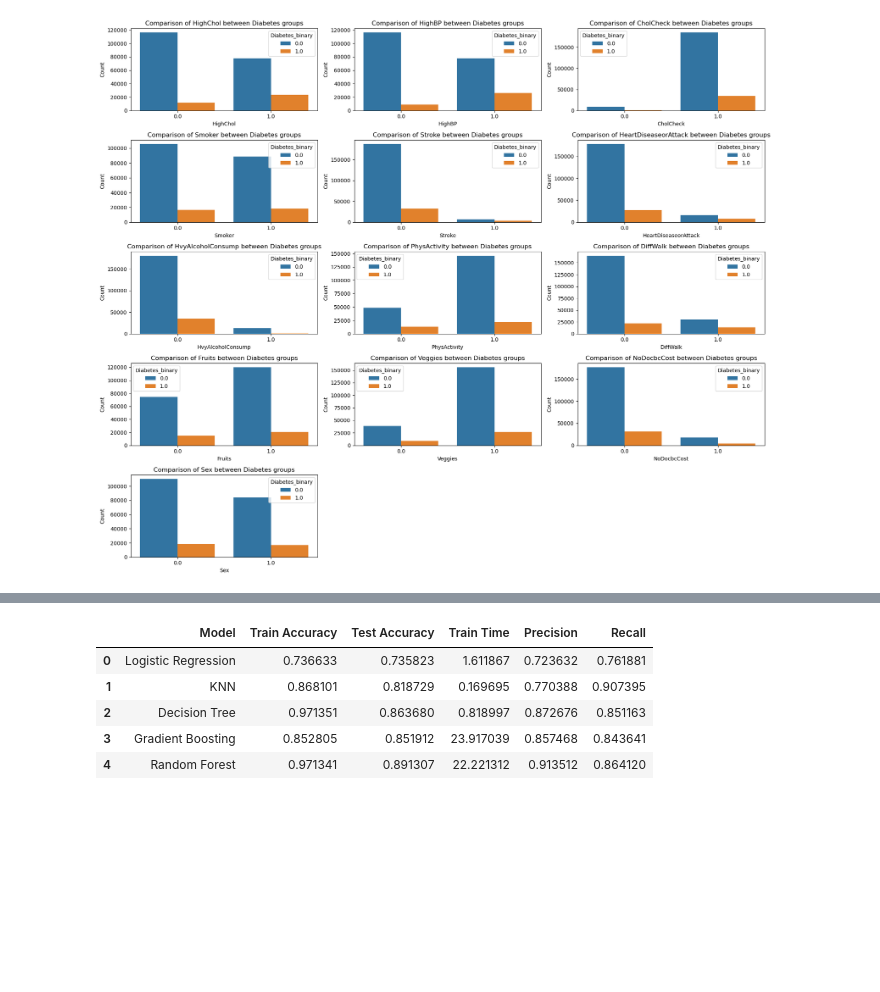
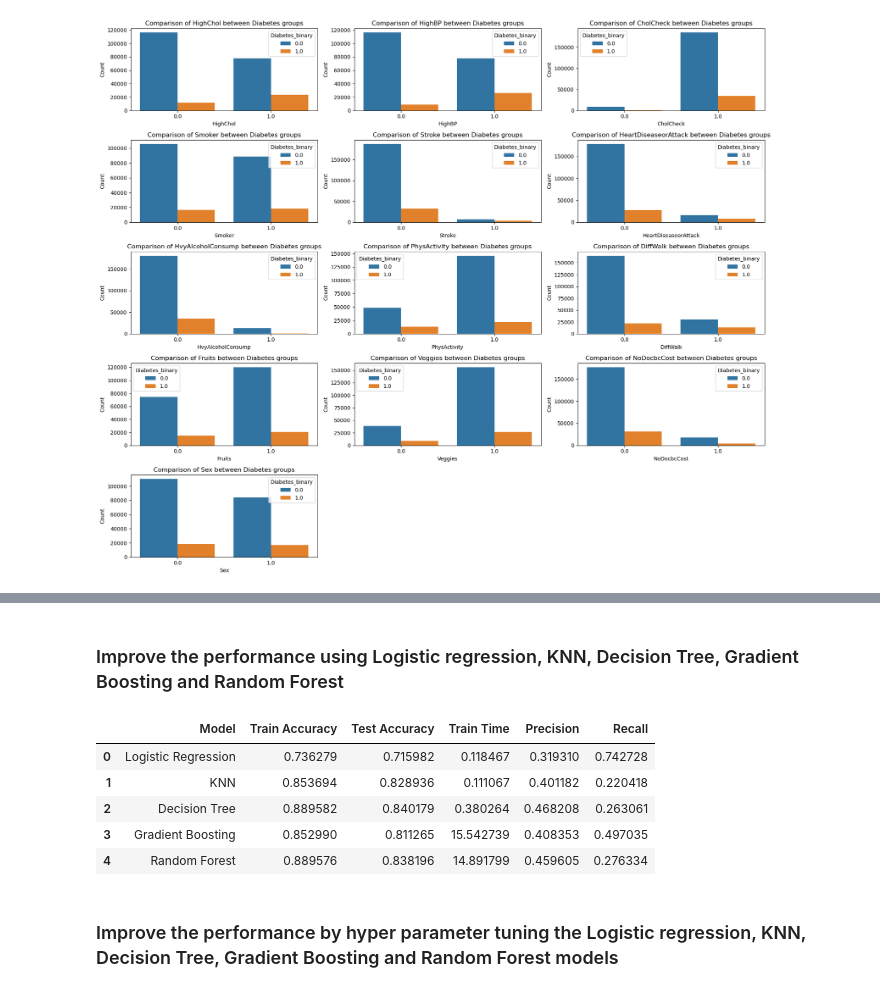
Before and after one commit to hegdesan-us/final_project, a Jupyter notebook: Final_Capstone.ipynb, the cells around one changed output, grey strips where cells are left out. Cells and saved outputs as stored; diff of their text form; code cells hidden in the pictures; blank space fills up the shorter version.

```diff
--- a/Final_Capstone.ipynb
+++ b/Final_Capstone.ipynb
@@ -393,6 +414,9 @@ plt.savefig('images/AgeGrp.png')
 plt.show()
 # %% [output]
 [figure]
+# %%
+#revert back to original data frame
+df = df_orig
 # %%
 #  visually compare data between no-diabetes and diabetics with columns HighChol', 'HighBP', 'Smoker', 'HvyAlcoholConsump', 'PhysActivity', 'DiffWalk' and plot them
 
@@ -468,0 +478,15 @@ Name: count, dtype: int64
+# %%
+# balance the train and test data set  and print the number if entries in test and train split by diabetes or not
+
+from imblearn.over_sampling import SMOTE
+
+# Apply SMOTE to balance the training data
+smote = SMOTE(random_state=42)
+X_train_resampled, y_train_resampled = smote.fit_resample(X_train, y_train)
+
+# Print the number of entries in each split by diabetes or not AFTER balancing
+print("\nBalanced Train Data:")
+print(y_train_resampled.value_counts())
+
+print("\nTest Data:")
+print(y_test.value_counts())
@@ -509,40 +588,47 @@ results_df
+# %% [markdown]
+### Improve the performance using Logistic regression, KNN, Decision Tree, Gradient Boosting and Random Forest
 # %%
-#  develop code for logistic regression, KNN, decision tree, gradient boost and random forest on df_balanced dataframe and print model name, train accuracy, test accuracy, train time, precision, recall in a table format
+# develop code for logistic regression, KNN, decision tree, gradient boost and random forest on the above train and test data print model name, train accuracy, test accuracy, train time, precision, recall in a table format. Consider top 10 features for building the model
 
-# Assuming df_balanced, X_train, X_test, y_train, y_test are already defined as in the previous code
+import time
+from sklearn.metrics import precision_score, recall_score
 from sklearn.ensemble import GradientBoostingClassifier
+
 models = {
-    'Logistic Regression': LogisticRegression(),
-    'KNN': KNeighborsClassifier(),
-    'Decision Tree': DecisionTreeClassifier(),
-    'Gradient Boosting': GradientBoostingClassifier(), #Import this
-    'Random Forest': RandomForestClassifier()
+    "Logistic Regression": LogisticRegression(),
+    "KNN": KNeighborsClassifier(),
+    "Decision Tree": DecisionTreeClassifier(),
+    "Gradient Boosting": GradientBoostingClassifier(),
+    "Random Forest": RandomForestClassifier()
 }
 
 results = []
-for name, model in models.items():
-    start_time = time.time()
-    model.fit(X_train, y_train)
-    end_time = time.time()
-    train_time = end_time - start_time
 
-    y_pred_train = model.predict(X_train)
-    y_pred_test = model.predict(X_test)
+for model_name, model in models.items():
+  start_time = time.time()
+  model.fit(X_train_selected, y_train_resampled)
+  end_time = time.time()
+  train_time = end_time - start_time
 
-    train_accuracy = accuracy_score(y_train, y_pred_train)
-    test_accuracy = accuracy_score(y_test, y_pred_test)
-    precision = precision_score(y_test, y_pred_test)
-    recall = recall_score(y_test, y_pred_test)
+  y_train_pred = model.predict(X_train_selected)
+  y_test_pred = model.predict(X_test_selected)
 
-    results.append([name, train_accuracy, test_accuracy, train_time, precision, recall])
+  train_accuracy = accuracy_score(y_train_resampled, y_train_pred)
+  test_accuracy = accuracy_score(y_test, y_test_pred)
+  precision = precision_score(y_test, y_test_pred)
+  recall = recall_score(y_test, y_test_pred)
 
-results_df = pd.DataFrame(results, columns=['Model', 'Train Accuracy', 'Test Accuracy', 'Train Time', 'Precision', 'Recall'])
+  results.append([model_name, train_accuracy, test_accuracy, train_time, precision, recall])
+
+results_df = pd.DataFrame(results, columns=["Model", "Train Accuracy", "Test Accuracy", "Train Time", "Precision", "Recall"])
 results_df
 # %% [output]
 |  | Model | Train Accuracy | Test Accuracy | Train Time | Precision | Recall |
-| 0 | Logistic Regression | 0.736633 | 0.735823 | 1.611867 | 0.723632 | 0.761881 |
-| 1 | KNN | 0.868101 | 0.818729 | 0.169695 | 0.770388 | 0.907395 |
-| 2 | Decision Tree | 0.971351 | 0.863680 | 0.818997 | 0.872676 | 0.851163 |
-| 3 | Gradient Boosting | 0.852805 | 0.851912 | 23.917039 | 0.857468 | 0.843641 |
-| 4 | Random Forest | 0.971341 | 0.891307 | 22.221312 | 0.913512 | 0.864120 |
+| 0 | Logistic Regression | 0.736279 | 0.715982 | 0.118467 | 0.319310 | 0.742728 |
+| 1 | KNN | 0.853694 | 0.828936 | 0.111067 | 0.401182 | 0.220418 |
+| 2 | Decision Tree | 0.889582 | 0.840179 | 0.380264 | 0.468208 | 0.263061 |
+| 3 | Gradient Boosting | 0.852990 | 0.811265 | 15.542739 | 0.408353 | 0.497035 |
+| 4 | Random Forest | 0.889576 | 0.838196 | 14.891799 | 0.459605 | 0.276334 |
+# %% [markdown]
+### Improve the performance by hyper parameter tuning the Logistic regression, KNN, Decision Tree, Gradient Boosting and Random Forest models
 # %%
```
Also changed, not shown: parts of 19 cells of this notebook, 6 other files.
